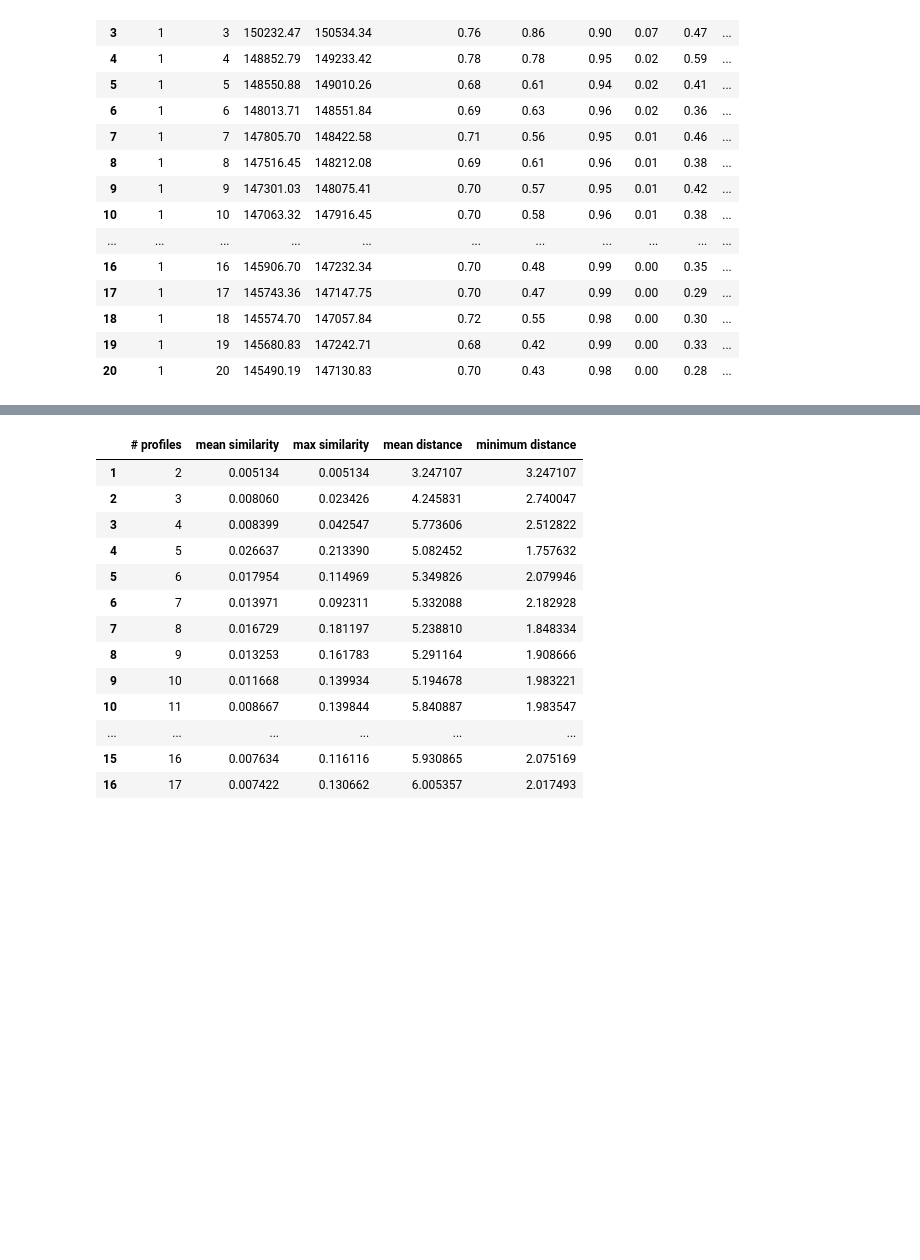
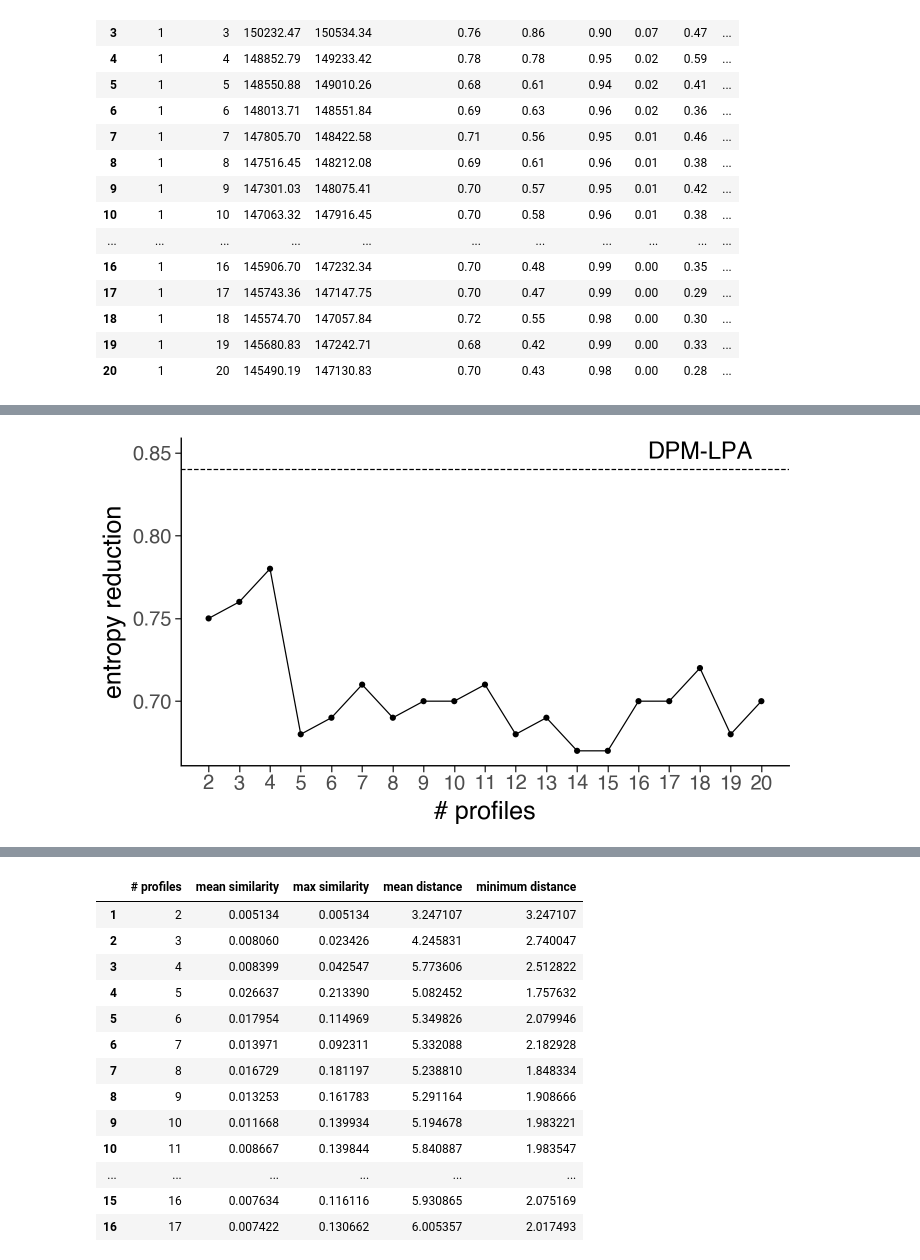
Before and after one commit to SamPaskewitz/Bayesian_LPA_ABCD_neurocog_externalizing, a Jupyter notebook: extra ABCD DPM-LPA figures.ipynb, the cells around one changed output, grey strips where cells are left out. Saved outputs shown, nothing was run; the diff lists cells and outputs as text; code cells hidden in the pictures; blank space fills up the shorter version.

```diff
--- a/extra ABCD DPM-LPA figures.ipynb
+++ b/extra ABCD DPM-LPA figures.ipynb
@@ -169,3 +330,19 @@ plot_entred
+# %%
+# relative entropy reduction by number of profiles VERSION FOR POSTER
+poster_figure_size = (7, 4)
+poster_font_size = 18
+
+plot_entred = p9.ggplot(fit_stats.loc[fit_stats['# profiles'] > 1, :], p9.aes(x = '# profiles', y = 'entropy reduction')) + p9.geom_point() + p9.geom_line()
+plot_entred += p9.theme_classic(base_size = poster_font_size) + p9.theme(figure_size = poster_figure_size)
+plot_entred += p9.geom_hline(yintercept = 0.84, linetype = 'dashed')
+plot_entred += p9.scale_x_continuous(breaks = range(1, 21, 1))
+plot_entred += p9.annotate('text', x = 18, y = 0.85,
+                         label = 'DPM-LPA',
+                         size = poster_font_size - 1)
+plot_entred.save(plot_path + 'entropy reduction by n profiles (poster version)', dpi = 300)
+plot_entred
+# %% [output]
+[figure, added]
 # %%
 # AIC and BIC by number of profiles
 plot_df = pd.DataFrame({'# profiles': 2*list(np.arange(1, 21)),
```
Also changed, not shown: parts of 18 cells of this notebook, 1 other file.
